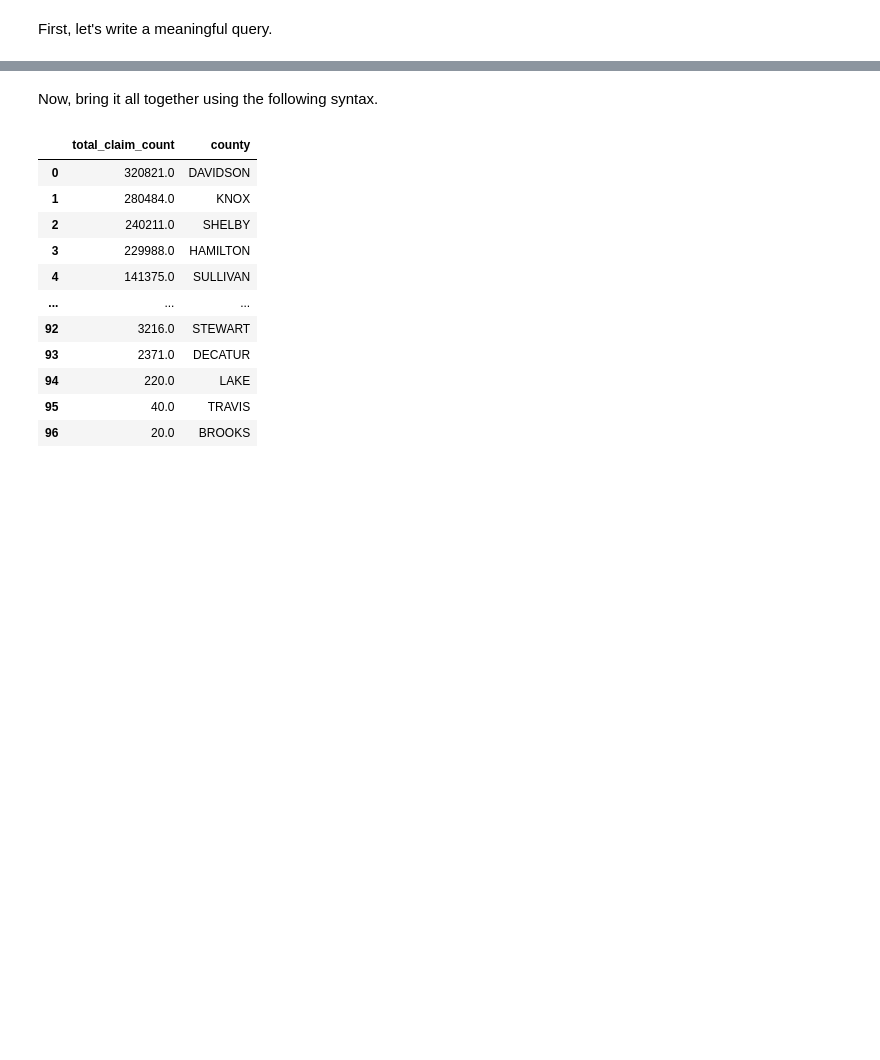
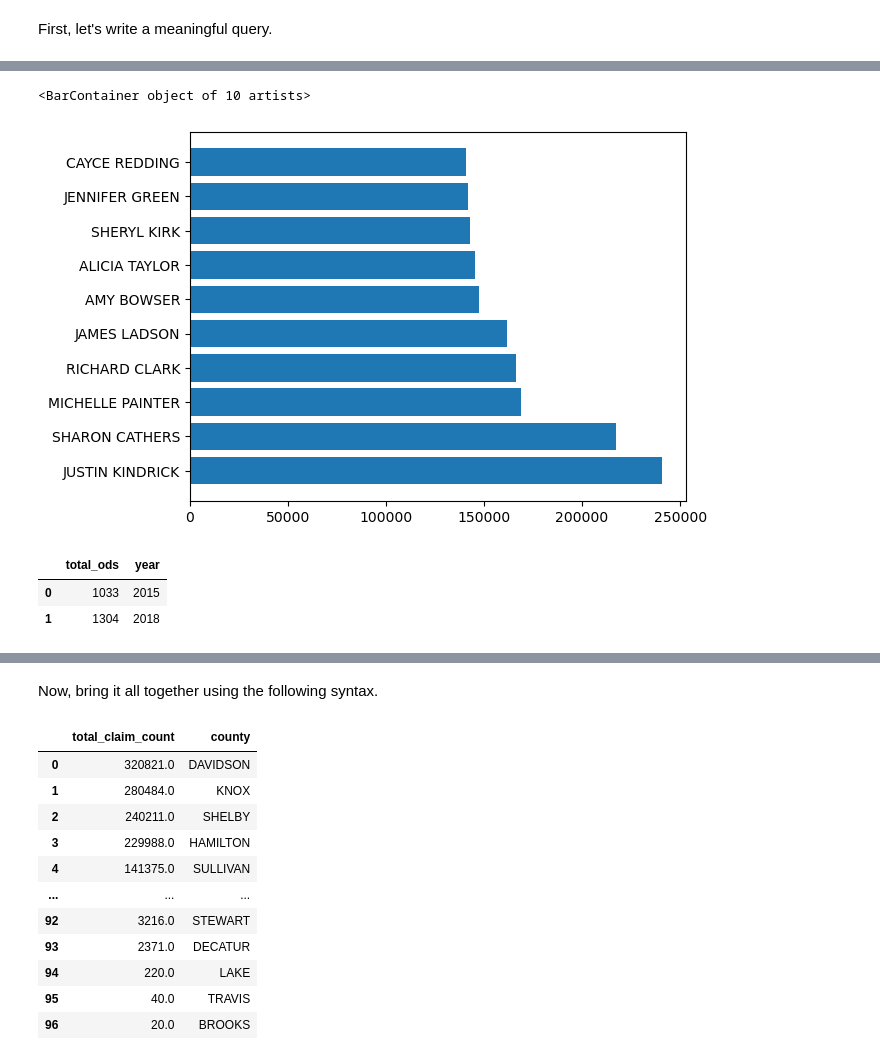
Before and after one commit to NSS-Data-Analytics-Cohort-13/prescribers-python-project-team_scrooged, a Jupyter notebook: notebooks/prescribers.ipynb, the cells around one changed output, grey strips where cells are left out. Drawn from its saved outputs; the diff is of its cells as text; code cells hidden in the pictures; blank space fills up the shorter version.

```diff
--- a/notebooks/prescribers.ipynb
+++ b/notebooks/prescribers.ipynb
@@ -34,0 +137,28 @@ opc =
+# %%
+#Question 2: Who are the top opioid prescibers for the state of Tennessee?
+
+Dope_Peddlers = '''SELECT
+    CONCAT(pr.nppes_provider_first_name, ' ', pr.nppes_provider_last_org_name) AS prescriber_name,  -- first & last name of the prescriber
+    SUM(p.total_day_supply) AS total_day_supply           -- Total day supply
+FROM
+    drug d
+JOIN
+    prescription p
+ON
+    d.drug_name = p.drug_name
+JOIN
+    prescriber pr
+ON
+    p.npi = pr.npi
+WHERE
+    d.opioid_drug_flag = 'Y'
+    AND pr.nppes_provider_state = 'TN'
+GROUP BY prescriber_name
+	Order by
+    total_day_supply DESC
+    LIMIT 10'''
+# %%
+with engine.connect() as connection:
+    dope = pd.read_sql(text(Dope_Peddlers), con = connection)
+
+dope
@@ -34,0 +177,5 @@ opc =
+# %%
+plt.barh(dope.prescriber_name, dope.total_day_supply)
+# %% [output]
+<BarContainer object of 10 artists>
+[figure, added]
@@ -34,0 +190,9 @@ opc =
+# %%
+with engine.connect() as connection:
+    odtrend = pd.read_sql(text(trend), con = connection)
+
+odtrend
+# %% [output]
+|  | total_ods | year |
+| 0 | 1033 | 2015 |
+| 1 | 1304 | 2018 |
```
Also changed, not shown: parts of 10 cells of this notebook, 1 other file.
